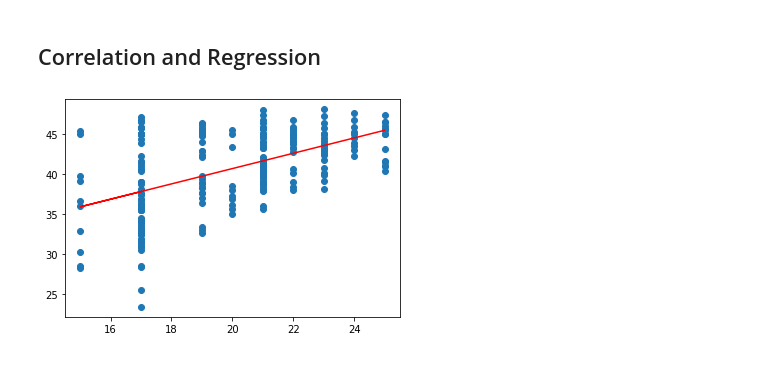
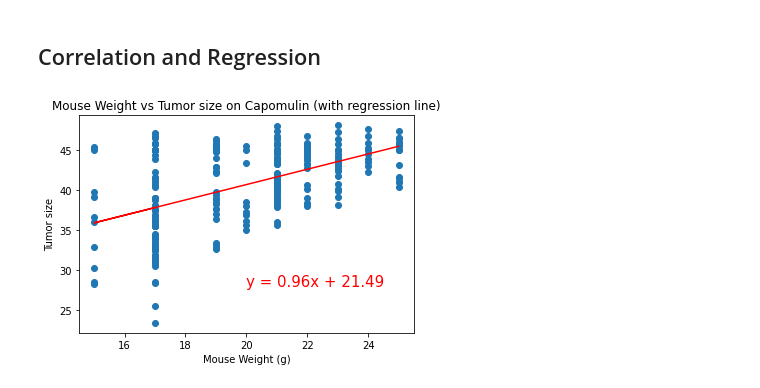
Before and after one commit to PatttyCakess/matplotlib_challenge, a Jupyter notebook: pymaceuticals_starter.ipynb, the cells around one changed output. Saved outputs shown, nothing was run; the diff lists cells and outputs as text; code cells hidden in the pictures.

```diff
--- a/pymaceuticals_starter.ipynb
+++ b/pymaceuticals_starter.ipynb
@@ -258,12 +336,15 @@ from sklearn import datasets
 # %%
 # Calculate the correlation coefficient and linear regression model
 # for mouse weight and average tumor volume for the Capomulin regimen
 (slope, intercept, rvalue, pvalue, stderr) = linregress(x_values, y_values)
 regress_values = x_values * slope + intercept
 line_eq = "y = " + str(round(slope,2)) + "x + " + str(round(intercept,2))
 plt.scatter(x_values,y_values)
 plt.plot(x_values,regress_values,"r-")
-plt.annotate(line_eq,(0.1,0.1),fontsize=15,color="red")
+plt.annotate(line_eq,(20,28),fontsize=15,color="red")
+plt.xlabel("Mouse Weight (g)")
+plt.ylabel("Tumor size")
+plt.title("Mouse Weight vs Tumor size on Capomulin (with regression line)")
 plt.show()
 # %% [output]
-[figure, old version]
+[figure, new version]
```
Also changed, not shown: parts of 12 cells of this notebook.
